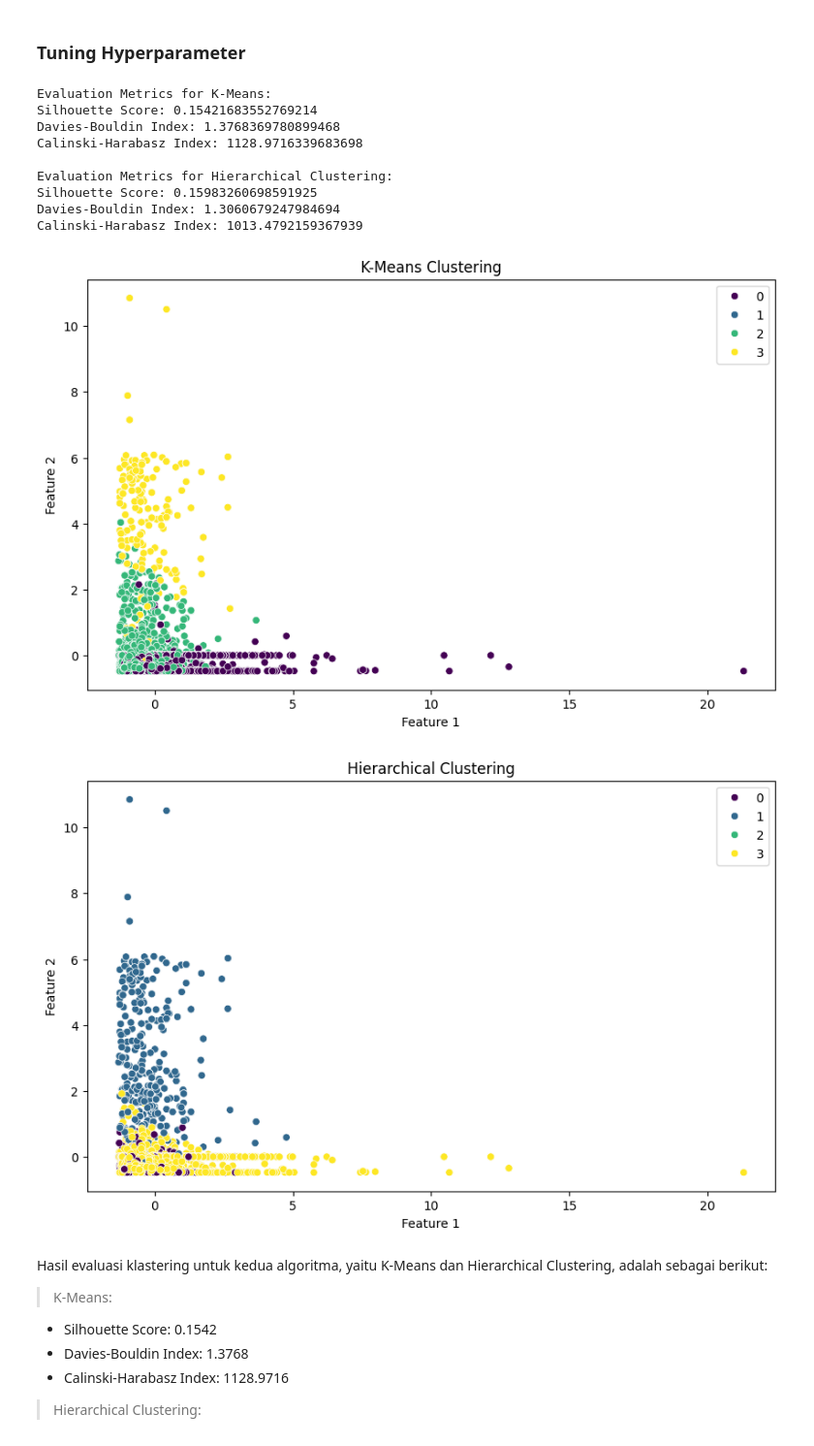
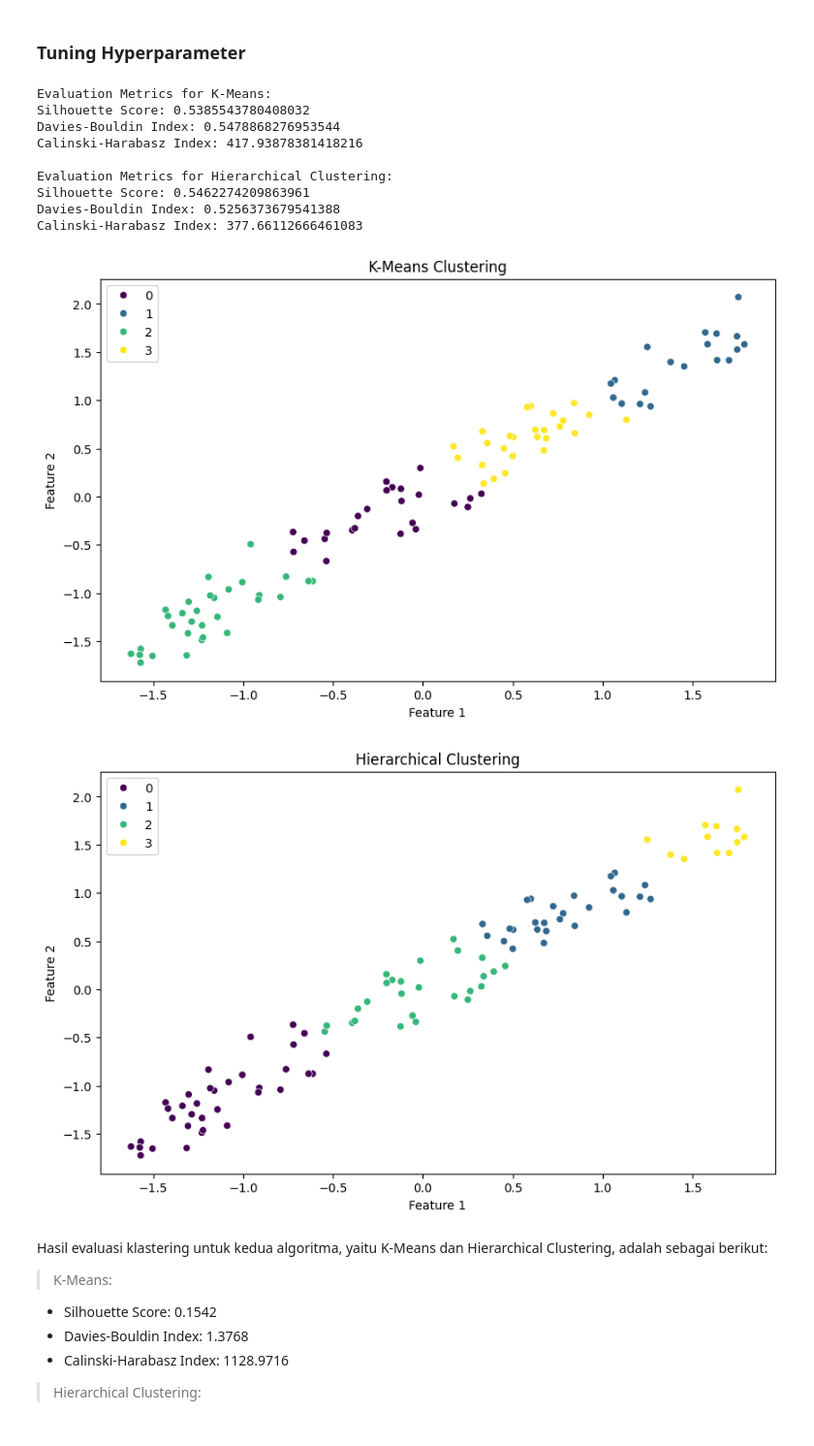
Before and after one commit to raffithoriq/tugas-Data-Mining-, a Jupyter notebook: Tugas_Data_Mining.ipynb, the cells around one changed output. Shown at 97% size. Saved outputs shown, nothing was run; the diff lists cells and outputs as text; code cells hidden in the pictures.

```diff
--- a/Tugas_Data_Mining.ipynb
+++ b/Tugas_Data_Mining.ipynb
@@ -1872,21 +1942,28 @@ plt.show()
 # %% [markdown]
 ### Tuning Hyperparameter
 # %%
-data_numeric = data.select_dtypes(include=[np.number])
-data_non_numeric = data.select_dtypes(exclude=[np.number])
+import pandas as pd
+import numpy as np
+from sklearn.impute import SimpleImputer
+from sklearn.preprocessing import StandardScaler
+from sklearn.cluster import KMeans, AgglomerativeClustering
+from sklearn.metrics import silhouette_score, davies_bouldin_score, calinski_harabasz_score
+import seaborn as sns
+import matplotlib.pyplot as plt
 
+# Assume 'data' is your DataFrame containing the data
+# Replace 'data' with the actual DataFrame name containing your data
+data_numeric = dataset.select_dtypes(include=[np.number])
+data_non_numeric = dataset.select_dtypes(exclude=[np.number])
 
 imputer = SimpleImputer(strategy='mean')
 data_numeric_imputed = pd.DataFrame(imputer.fit_transform(data_numeric), columns=data_numeric.columns)
 
-
 scaler = StandardScaler()
 X_scaled = scaler.fit_transform(data_numeric_imputed)
 
-
 kmeans = KMeans(n_clusters=4, random_state=42)
 kmeans.fit(X_scaled)
-
 
 silhouette = silhouette_score(X_scaled, kmeans.labels_)
 davies_bouldin = davies_bouldin_score(X_scaled, kmeans.labels_)
@@ -1897,47 +1974,43 @@ print("Silhouette Score:", silhouette)
 print("Davies-Bouldin Index:", davies_bouldin)
 print("Calinski-Harabasz Index:", calinski_harabasz)
 
-
 agg_clustering = AgglomerativeClustering(n_clusters=4)
 agg_clustering.fit(X_scaled)
-
 
 silhouette_agg = silhouette_score(X_scaled, agg_clustering.labels_)
 davies_bouldin_agg = davies_bouldin_score(X_scaled, agg_clustering.labels_)
 calinski_harabasz_agg = calinski_harabasz_score(X_scaled, agg_clustering.labels_)
 
 print("\nEvaluation Metrics for Hierarchical Clustering:")
 print("Silhouette Score:", silhouette_agg)
 print("Davies-Bouldin Index:", davies_bouldin_agg)
 print("Calinski-Harabasz Index:", calinski_harabasz_agg)
 
-
 plt.figure(figsize=(10, 6))
 sns.scatterplot(x=X_scaled[:, 0], y=X_scaled[:, 1], hue=kmeans.labels_, palette='viridis', legend='full')
 plt.title('K-Means Clustering')
 plt.xlabel('Feature 1')
 plt.ylabel('Feature 2')
 plt.show()
 
-
 plt.figure(figsize=(10, 6))
 sns.scatterplot(x=X_scaled[:, 0], y=X_scaled[:, 1], hue=agg_clustering.labels_, palette='viridis', legend='full')
 plt.title('Hierarchical Clustering')
 plt.xlabel('Feature 1')
 plt.ylabel('Feature 2')
 plt.show()
 # %% [output]
 Evaluation Metrics for K-Means:
-Silhouette Score: 0.15421683552769214
-Davies-Bouldin Index: 1.3768369780899468
-Calinski-Harabasz Index: 1128.9716339683698
+Silhouette Score: 0.5385543780408032
+Davies-Bouldin Index: 0.5478868276953544
+Calinski-Harabasz Index: 417.93878381418216
 
 Evaluation Metrics for Hierarchical Clustering:
-Silhouette Score: 0.15983260698591925
-Davies-Bouldin Index: 1.3060679247984694
-Calinski-Harabasz Index: 1013.4792159367939
+Silhouette Score: 0.5462274209863961
+Davies-Bouldin Index: 0.5256373679541388
+Calinski-Harabasz Index: 377.66112666461083
-[figure, old version]
+[figure, new version]
-[figure, old version]
+[figure, new version]
 # %% [markdown]
 Hasil evaluasi klastering untuk kedua algoritma, yaitu K-Means dan Hierarchical Clustering, adalah sebagai berikut:
 
```
Also changed, not shown: parts of 4 cells of this notebook.
